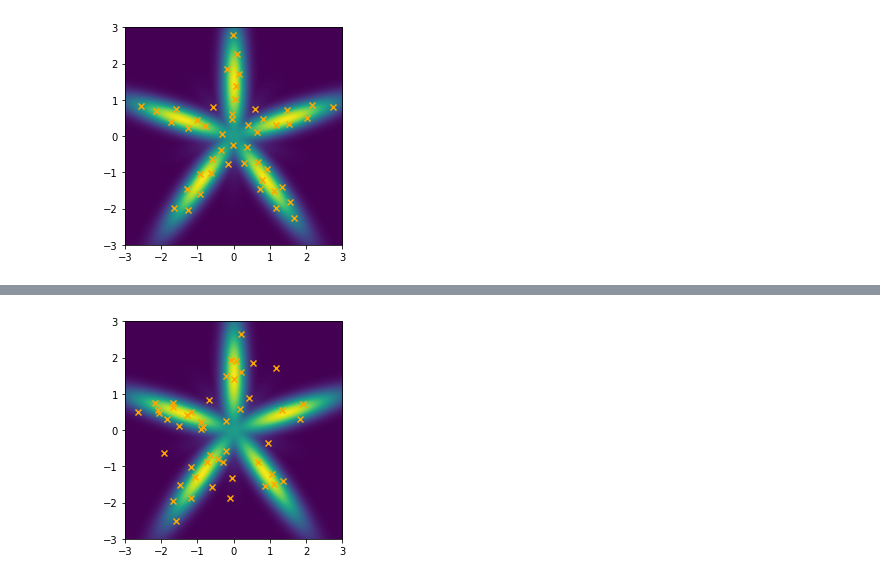
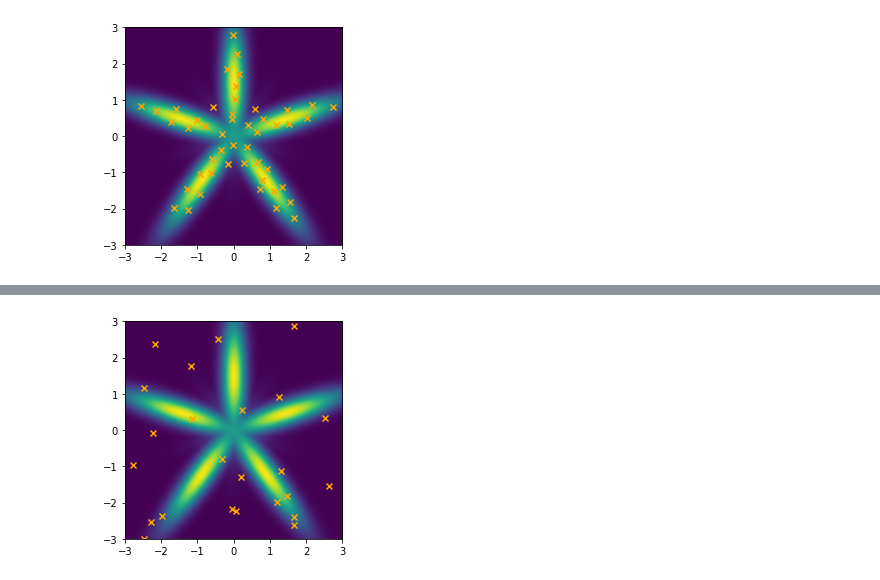
Before and after one commit to pyro-ppl/numpyro, a Jupyter notebook: examples/stein_vi/matrix_toy_examples.ipynb, the cells around one changed output, grey strips where cells are left out. Drawn from its saved outputs; the diff is of its cells as text; code cells hidden in the pictures.

Commit message:
num_stein_particles -> num_particles + remove num_loss_particles
Loss particles can be selected in loss function

```diff
--- a/examples/stein_vi/matrix_toy_examples.ipynb
+++ b/examples/stein_vi/matrix_toy_examples.ipynb
@@ -92,10 +92,10 @@ plt.show()
 # %% [output]
 [figure]
 # %%
-svgd = SVGD(model, guide, numpyro.optim.Adagrad(step_size=0.3), ELBO(),
+svgd = SVGD(model, guide, numpyro.optim.Adagrad(step_size=0.5), ELBO(),
             kernels.PrecondMatrixKernel(kernels.HessianPrecondMatrix(), kernels.RBFKernel(mode='matrix'),
                                         precond_mode='anchor_points'),
-            num_stein_particles=50, num_loss_particles=1)
+            num_particles=50)
 # %%
 svgd_state, loss = svgd.run(rng_key, num_iterations)
 res = svgd.get_params(svgd_state)['auto_x']
@@ -300,17 +300,18 @@ plt.show()
 # %%
 svgd = SVGD(model, guide, numpyro.optim.Adagrad(step_size=0.8), ELBO(),
             kernels.RBFKernel(),
-            num_stein_particles=50, num_loss_particles=1,
+            num_particles=50,
             num_mcmc_particles=5, sp_mode='global',
             num_mcmc_updates=100)
 # %%
 svgd_state, loss = svgd.run(rng_key, num_iterations)
+res = svgd.get_params(svgd_state)['auto_x']
 plt.clf()
 plt.imshow(star_lps, origin='lower', interpolation='bicubic', extent=[np.min(star_xs), np.max(star_xs),
                                                                       np.min(star_ys), np.max(star_ys)])
 plt.scatter(res[..., 0], res[..., 1], c='orange', marker='x')
 plt.xlim((np.min(star_xs), np.max(star_xs)))
 plt.ylim((np.min(star_ys), np.max(star_ys)))
 plt.show()
 # %% [output]
-[figure, old version]
+[figure, new version]
```
Also changed, not shown: parts of 13 cells of this notebook, 7 other files.
